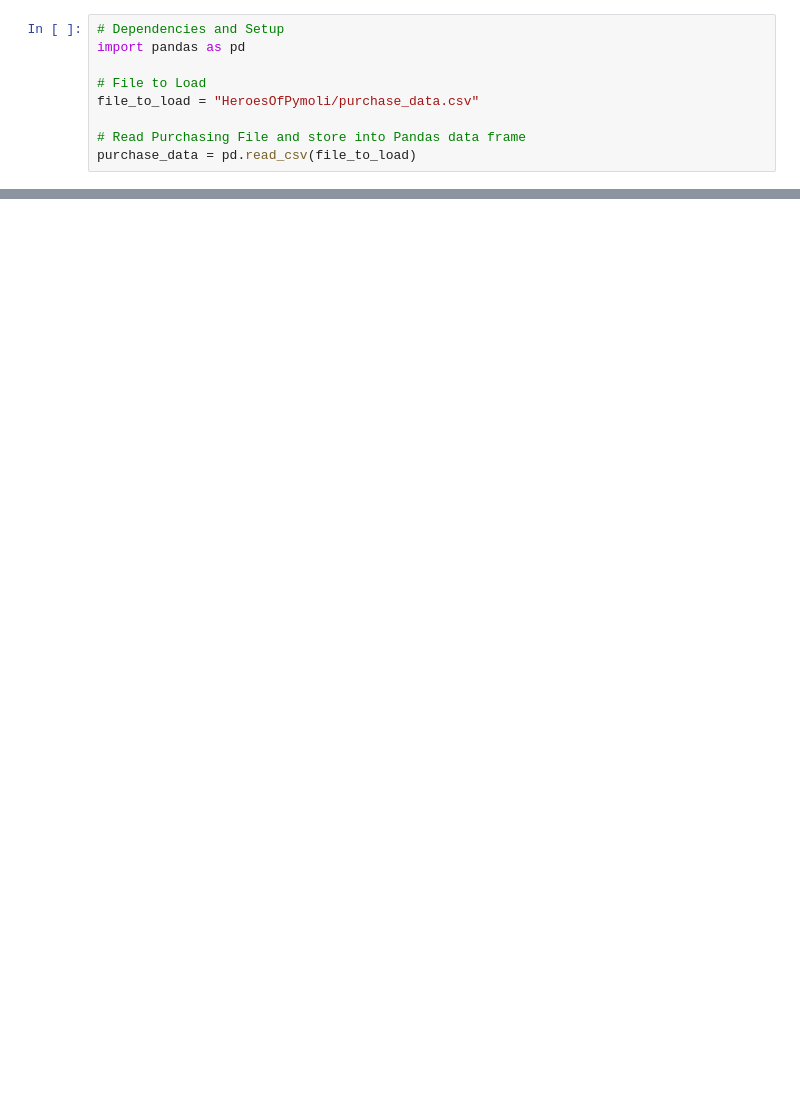
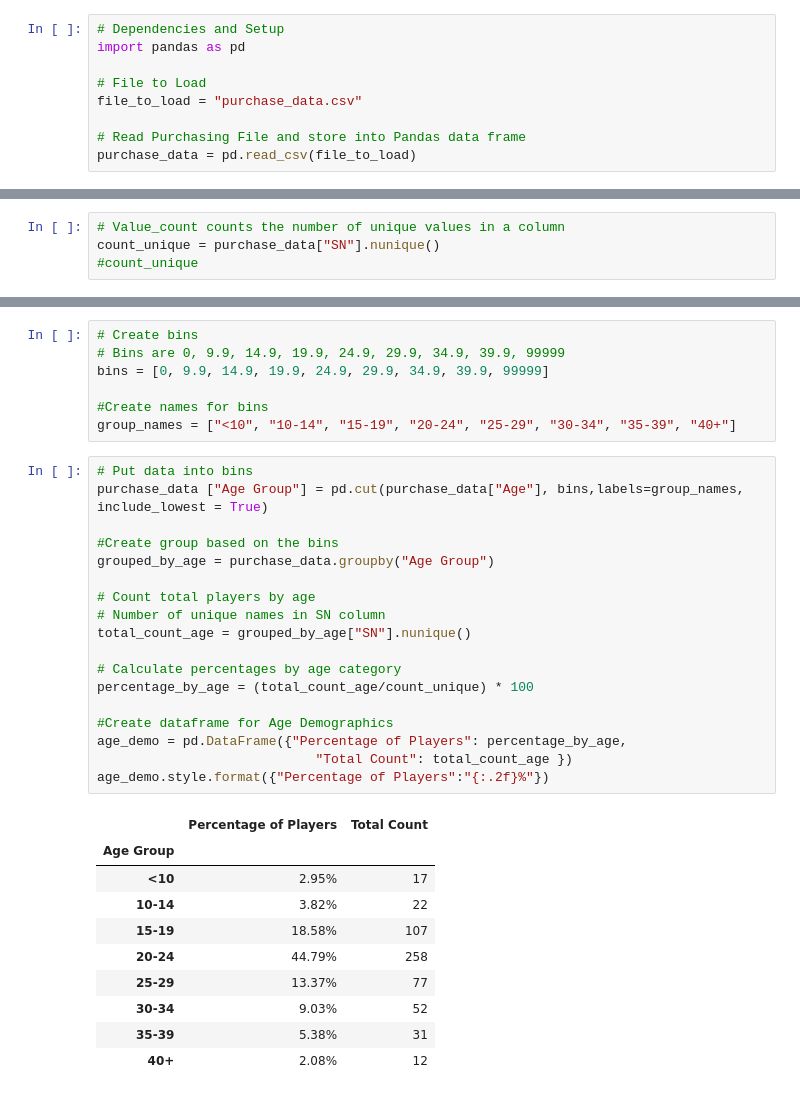
Before and after one commit to ashnid/pandas-challenge, a Jupyter notebook: HeroesOfPymoli/HeroesOfPymoli.ipynb, the cells around one changed output, grey strips where cells are left out. Cells and saved outputs as stored; diff of their text form; blank space fills up the shorter version.

```diff
--- a/HeroesOfPymoli/HeroesOfPymoli.ipynb
+++ b/HeroesOfPymoli/HeroesOfPymoli.ipynb
@@ -3,7 +8,7 @@
 import pandas as pd
 
 # File to Load
-file_to_load = "HeroesOfPymoli/purchase_data.csv"
+file_to_load = "purchase_data.csv"
 
 # Read Purchasing File and store into Pandas data frame
 purchase_data = pd.read_csv(file_to_load)
@@ -15,0 +18,4 @@ Display the total number of players
+# %%
+# Value_count counts the number of unique values in a column
+count_unique = purchase_data["SN"].nunique()
+#count_unique
@@ -15,0 +132,36 @@ Display the total number of players
+# %%
+# Create bins
+# Bins are 0, 9.9, 14.9, 19.9, 24.9, 29.9, 34.9, 39.9, 99999
+bins = [0, 9.9, 14.9, 19.9, 24.9, 29.9, 34.9, 39.9, 99999]
+
+#Create names for bins
+group_names = ["<10", "10-14", "15-19", "20-24", "25-29", "30-34", "35-39", "40+"]
+# %%
+# Put data into bins
+purchase_data ["Age Group"] = pd.cut(purchase_data["Age"], bins,labels=group_names, include_lowest = True)
+
+#Create group based on the bins
+grouped_by_age = purchase_data.groupby("Age Group")
+
+# Count total players by age
+# Number of unique names in SN column
+total_count_age = grouped_by_age["SN"].nunique()
+
+# Calculate percentages by age category
+percentage_by_age = (total_count_age/count_unique) * 100
+
+#Create dataframe for Age Demographics
+age_demo = pd.DataFrame({"Percentage of Players": percentage_by_age,
+                            "Total Count": total_count_age })
+age_demo.style.format({"Percentage of Players":"{:.2f}%"})
+# %% [output]
+|  | Percentage of Players | Total Count |
+| Age Group |  |  |
+| <10 | 2.95% | 17 |
+| 10-14 | 3.82% | 22 |
+| 15-19 | 18.58% | 107 |
+| 20-24 | 44.79% | 258 |
+| 25-29 | 13.37% | 77 |
+| 30-34 | 9.03% | 52 |
+| 35-39 | 5.38% | 31 |
+| 40+ | 2.08% | 12 |
```
Also changed, not shown: parts of 27 cells of this notebook.
